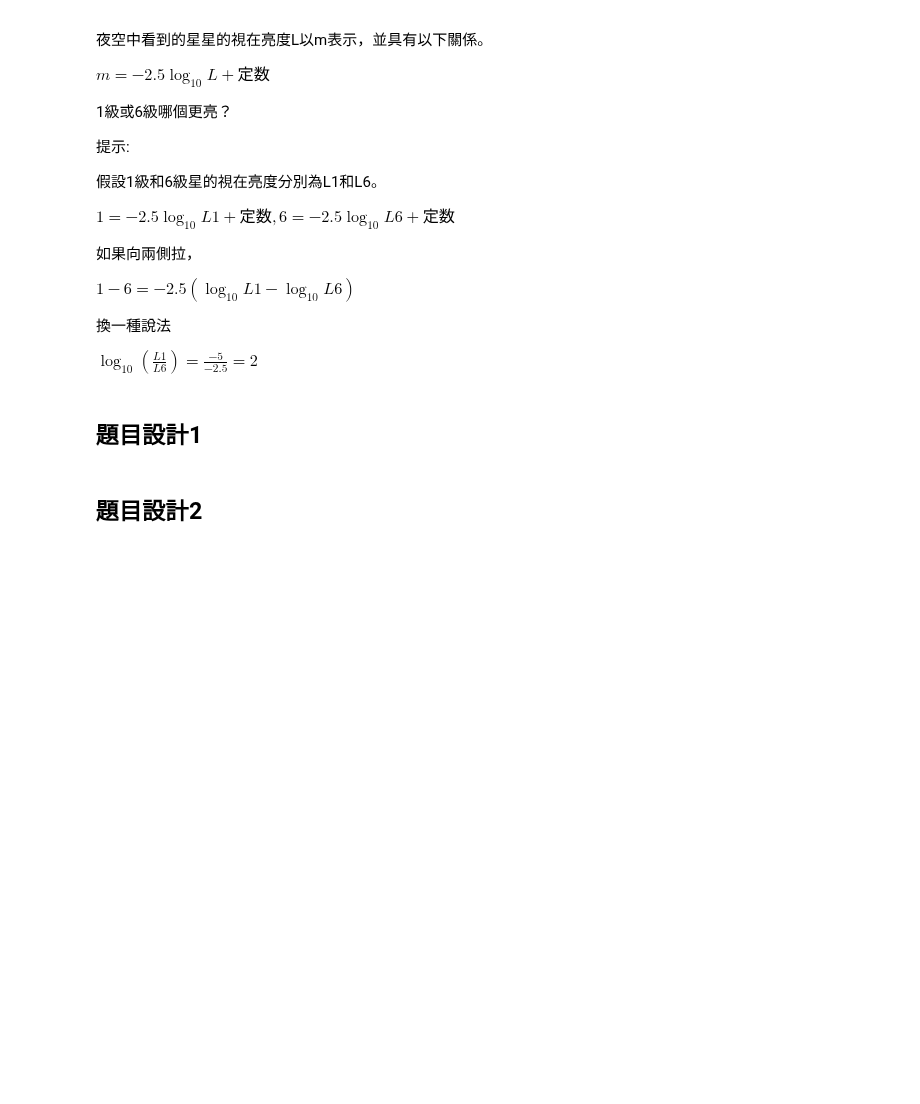
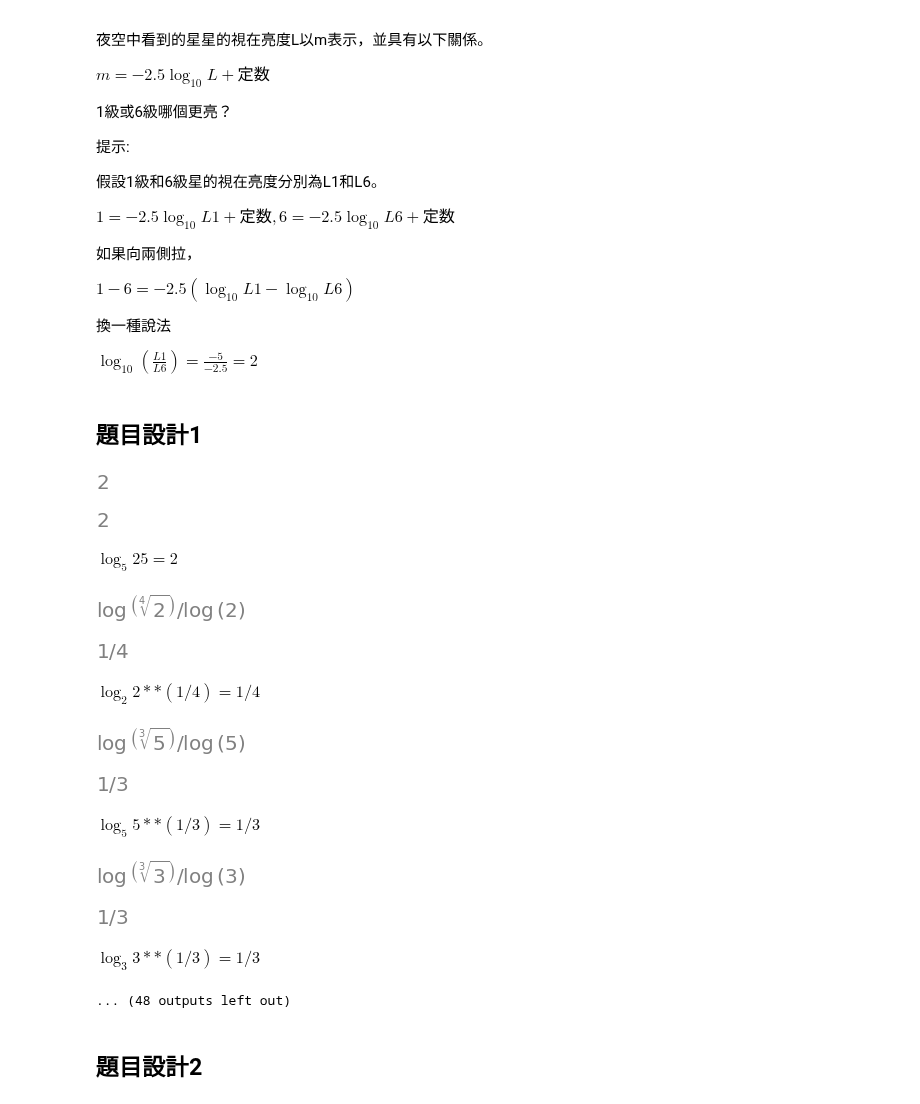
Before and after one commit to eddylin2015/mathsym, a Jupyter notebook: PF404對數運算基礎.ipynb, the cells around one changed output. Cells and saved outputs as stored; diff of their text form; code cells hidden in the pictures; blank space fills up the shorter version.

```diff
--- a/PF404對數運算基礎.ipynb
+++ b/PF404對數運算基礎.ipynb
@@ -142,6 +142,41 @@ $1−6=−2.5(\log_{10} L1−\log_{10} L6)$
 $\log_{10} (\frac{L1}{L6})=\frac{−5}{−2.5}=2$
 # %% [markdown]
 ## 題目設計1
+# %%
+import sympy as sp
+import random
+from sympy import I, pi, E
+from IPython.display import Latex,HTML,Markdown
+sp.init_printing("mathjax")                       #sp.init_printing()  168
+x,y,z = sp.symbols('x,y,z',positive=True)
+a, n = sp.symbols('a n',real=True)
+base_=[2,3,4,5,10]
+val_=[2,3,4,5,sp.Rational(1,2),sp.Rational(1,3),sp.Rational(1,4),sp.Rational(1,5)]
+for i in range(20):
+    b=random.choice(base_)
+    c=random.choice(val_)
+    d=b**c
+    St=r"\log_{%s}{%s}" %(b,d)
+    Val=c
+    SSt=sp.log(d,b)  # log(x)
+    display(SSt)
+    display(sp.expand_log(SSt))
+    #display(sp.logcombine(SSt))
+    display(Latex(f"$   {St} = {c} $" ))
+# %% [output]
+[figure, added]
+[figure, added]
+$   \log_{5}{25} = 2 $
+[figure, added]
+[figure, added]
+$   \log_{2}{2**(1/4)} = 1/4 $
+[figure, added]
+[figure, added]
+$   \log_{5}{5**(1/3)} = 1/3 $
+[figure, added]
+[figure, added]
+$   \log_{3}{3**(1/3)} = 1/3 $
+... (48 outputs left out)
 # %% [markdown]
 ## 題目設計2
 # %% [markdown]
```
Also changed, not shown: parts of 1 cell of this notebook, 3 other files.
